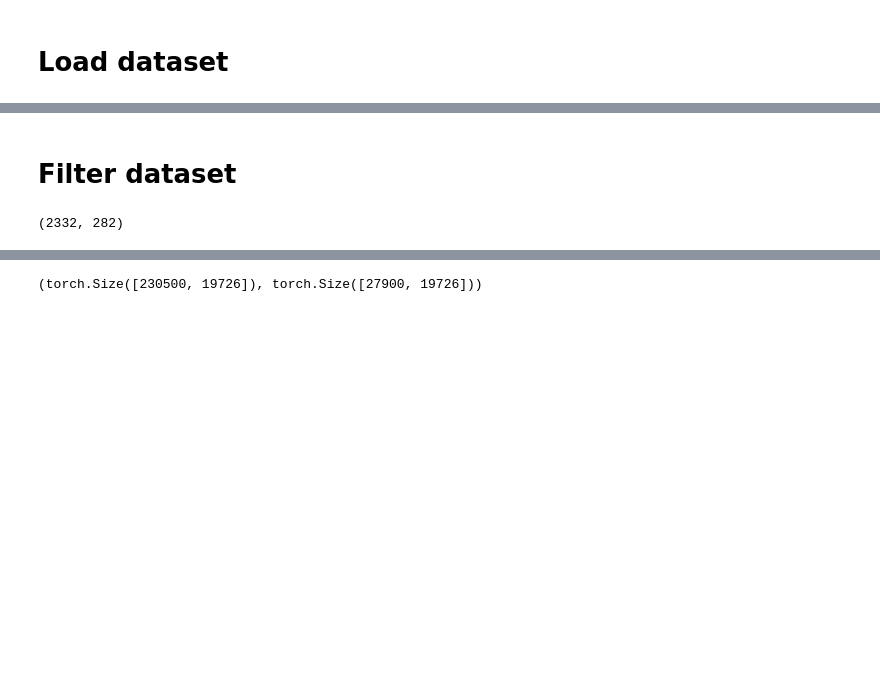
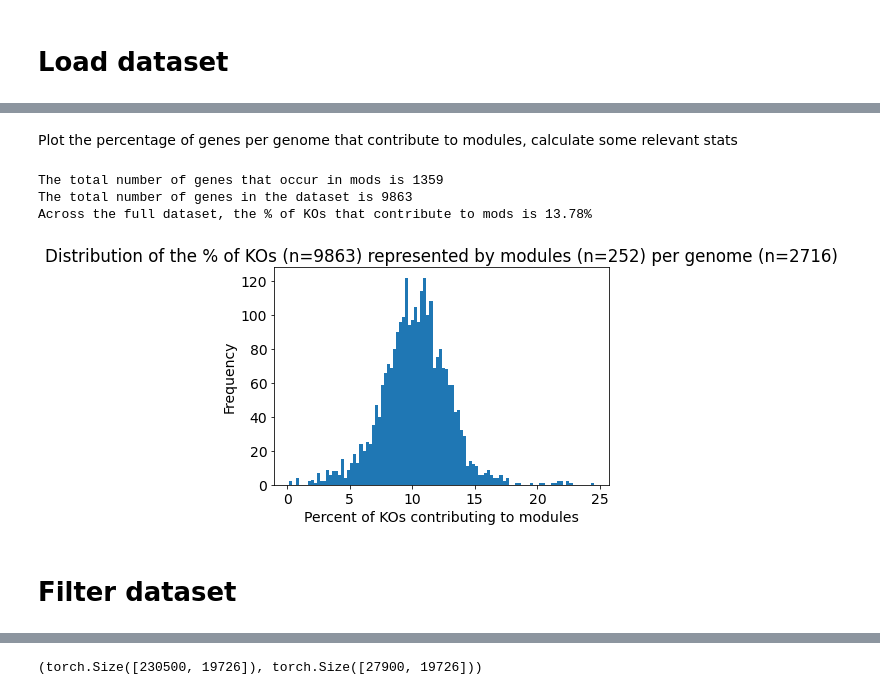
Before and after one commit to natasha-dudek/DeepGenomeVector, a Jupyter notebook: main.ipynb, the cells around one changed output, grey strips where cells are left out. Drawn from its saved outputs; the diff is of its cells as text; code cells hidden in the pictures; blank space fills up the shorter version.

```diff
--- a/main.ipynb
+++ b/main.ipynb
@@ -70,7 +56,0 @@ len(tla_to_tnum)
-# %%
-all_kos = torch.load(BASE_DIR+"all_kos_2020-09-29.pt")
-tla_to_mod_to_kos = torch.load(BASE_DIR+"tla_to_mod_to_kos_2020-09-29.pt")
-train_data = torch.load(BASE_DIR+"kegg_v2_train_2020-09-29.pt")
-test_data = torch.load(BASE_DIR+"kegg_v2_test_2020-09-29.pt")
-train_genomes = torch.load(BASE_DIR+"kegg_v2_train_genomes_2020-09-29.pt")
-test_genomes = torch.load(BASE_DIR+"kegg_v2_test_genomes_2020-09-29.pt")
@@ -77,2 +95,11 @@ test_genomes = torch.load(BASE_DIR+"kegg_v2_test_genomes_2020-09-29.pt")
+# %% [markdown]
+Plot the percentage of genes per genome that contribute to modules, calculate some relevant stats
+# %%
+fig = data_viz.perc_genes_in_mods(tla_to_mod_to_kos, tnum_to_kos, tla_to_tnum, all_kos)
+# %% [output]
+The total number of genes that occur in mods is 1359
+The total number of genes in the dataset is 9863
+Across the full dataset, the % of KOs that contribute to mods is 13.78%
+[figure, added]
 # %% [markdown]
 # Filter dataset
@@ -84,4 +105,0 @@ train_data, test_data, train_genomes, test_genomes = pre_process.filter(n_min, t
-# %%
-len(train_data), len(test_genomes)
-# %% [output]
-(2332, 282)
```
Also changed, not shown: parts of 134 cells of this notebook, 6 other files.
